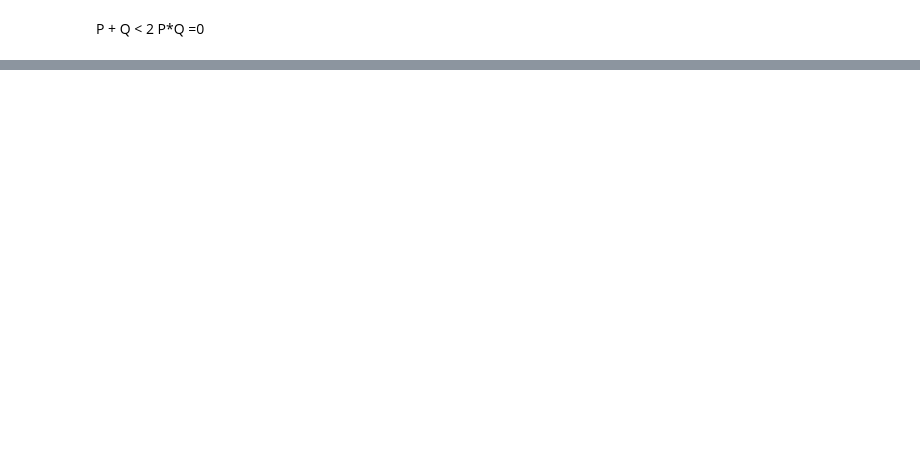
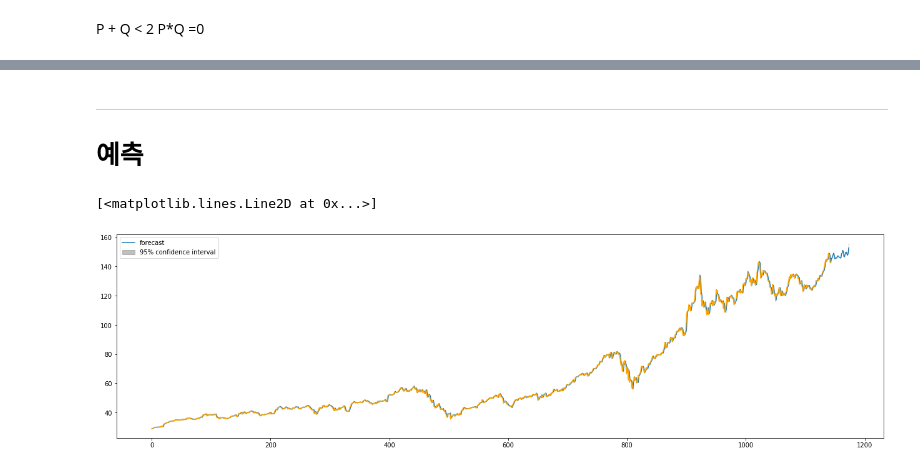
Before and after one commit to JxxHxxx/Ubion---MiniProject---TimeSeriesPrediction, a Jupyter notebook: TimeSeriesPredict_Stationary_ARIMA.ipynb, the cells around one changed output, grey strips where cells are left out. Saved outputs shown, nothing was run; the diff lists cells and outputs as text; code cells hidden in the pictures; blank space fills up the shorter version.

```diff
--- a/TimeSeriesPredict_Stationary_ARIMA.ipynb
+++ b/TimeSeriesPredict_Stationary_ARIMA.ipynb
@@ -156,7 +160,7 @@ pass your own start_params.
 # 차분을 통해 정상성을 가지지 않는 데이터가 정상성을 가지게 한다.
 # %%
 model = ARIMA(df_AAPL['Close'], order = (1,1,1))
-model_fit = model.fit(trend = 'c', full_output = True, disp = True)
+model_fit = model.fit(trend = 'c', full_output = True, disp = True, k_ar=2)
 print(model_fit.summary())
 # %% [output]
                              ARIMA Model Results
@@ -182,7 +186,7 @@ P + Q < 2 P*Q =0
 for i in range(1,4):
     for j in range(1,4):
         model = ARIMA(df_AAPL['Close'], order = (i,2,j))
-        model_fit = model.fit(trend ='c', full_output= True, disp = True)
+        model_fit = model.fit(trend ='nc', full_output= True, disp = True)
         print(model_fit.summary().tables[0])
 # %% [output]
                              ARIMA Model Results
@@ -204,0 +230,10 @@ Sample:                             2   HQIC                          4355.568
+# %% [markdown]
+- --
+# 예측
+# %%
+plt.rcParams['figure.figsize'] = (22,6)
+fig = model_fit.plot_predict(start = 1, end = len(df_AAPL['Close']), plot_insample=False)
+plt.plot(df_AAPL['Close'][:len(df_AAPL['Close'])-30], color='orange')
+# %% [output]
+[<matplotlib.lines.Line2D at 0x...>]
+[figure, added]
```
Also changed, not shown: parts of 6 cells of this notebook.
